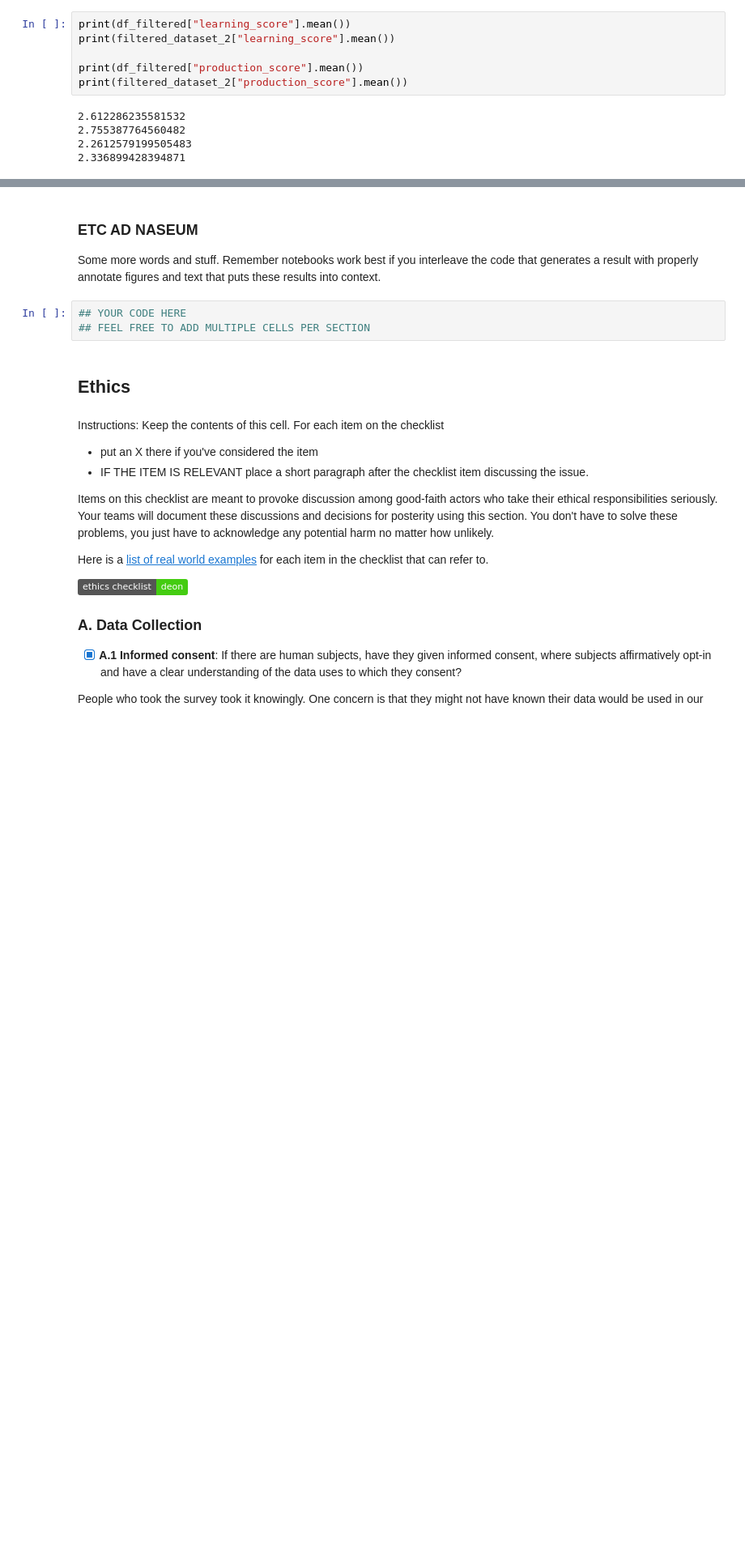
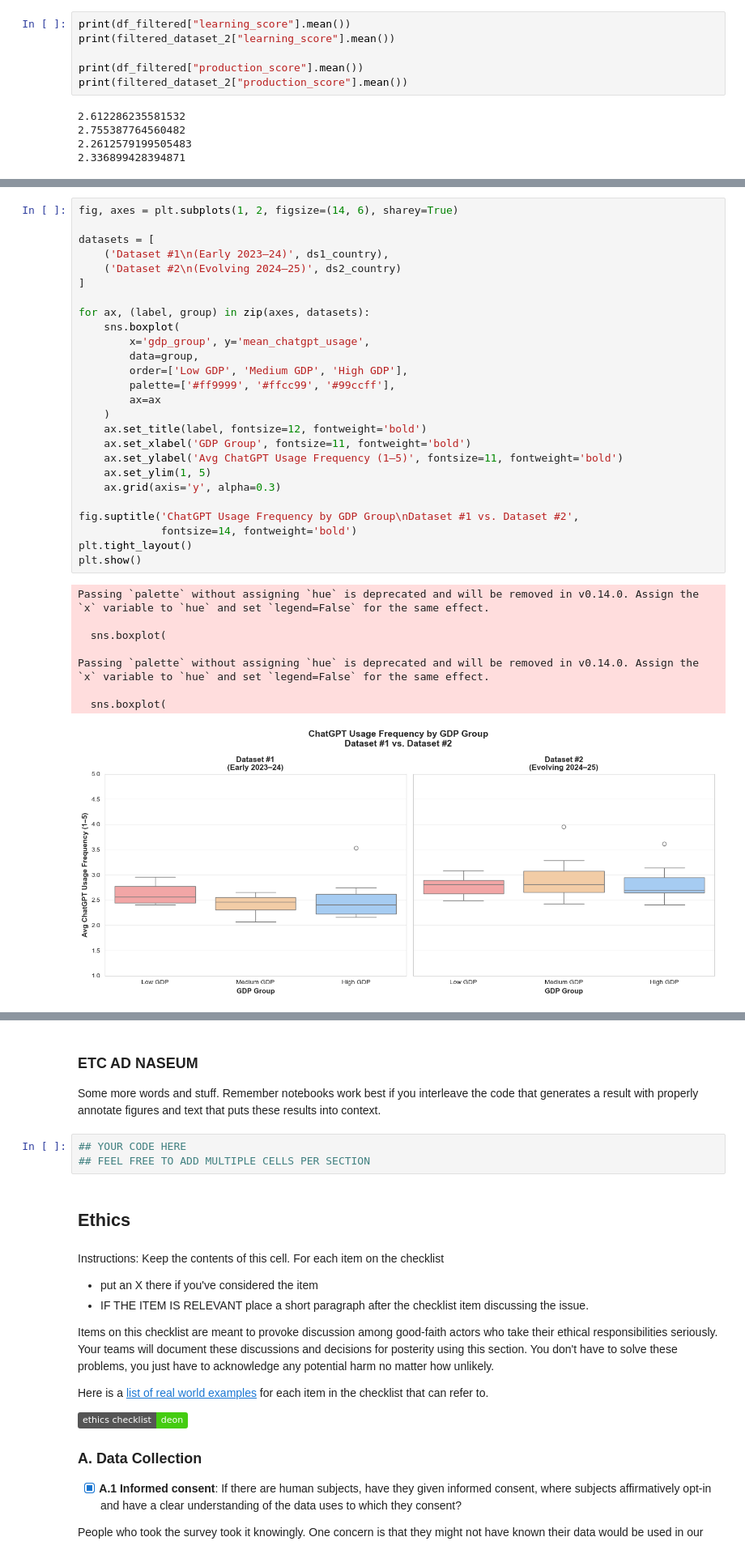
Before and after one commit to COGS108/Group123_WI26, a Jupyter notebook: 03-FinalProject.ipynb, the cells around one changed output, grey strips where cells are left out. Shown at 81% size. Cells and saved outputs as stored; diff of their text form; badges without logos; blank space fills up the shorter version.

```diff
--- a/03-FinalProject.ipynb
+++ b/03-FinalProject.ipynb
@@ -2087,0 +2204,35 @@ print(filtered_dataset_2["production_score"].mean())
+# %%
+fig, axes = plt.subplots(1, 2, figsize=(14, 6), sharey=True)
+
+datasets = [
+    ('Dataset #1\n(Early 2023–24)', ds1_country),
+    ('Dataset #2\n(Evolving 2024–25)', ds2_country)
+]
+
+for ax, (label, group) in zip(axes, datasets):
+    sns.boxplot(
+        x='gdp_group', y='mean_chatgpt_usage',
+        data=group,
+        order=['Low GDP', 'Medium GDP', 'High GDP'],
+        palette=['#ff9999', '#ffcc99', '#99ccff'],
+        ax=ax
+    )
+    ax.set_title(label, fontsize=12, fontweight='bold')
+    ax.set_xlabel('GDP Group', fontsize=11, fontweight='bold')
+    ax.set_ylabel('Avg ChatGPT Usage Frequency (1–5)', fontsize=11, fontweight='bold')
+    ax.set_ylim(1, 5)
+    ax.grid(axis='y', alpha=0.3)
+
+fig.suptitle('ChatGPT Usage Frequency by GDP Group\nDataset #1 vs. Dataset #2',
+             fontsize=14, fontweight='bold')
+plt.tight_layout()
+plt.show()
+# %% [output]
+Passing `palette` without assigning `hue` is deprecated and will be removed in v0.14.0. Assign the `x` variable to `hue` and set `legend=False` for the same effect.
+
+  sns.boxplot(
+
+Passing `palette` without assigning `hue` is deprecated and will be removed in v0.14.0. Assign the `x` variable to `hue` and set `legend=False` for the same effect.
+
+  sns.boxplot(
+[figure, added]
```
Also changed, not shown: parts of 21 cells of this notebook.
